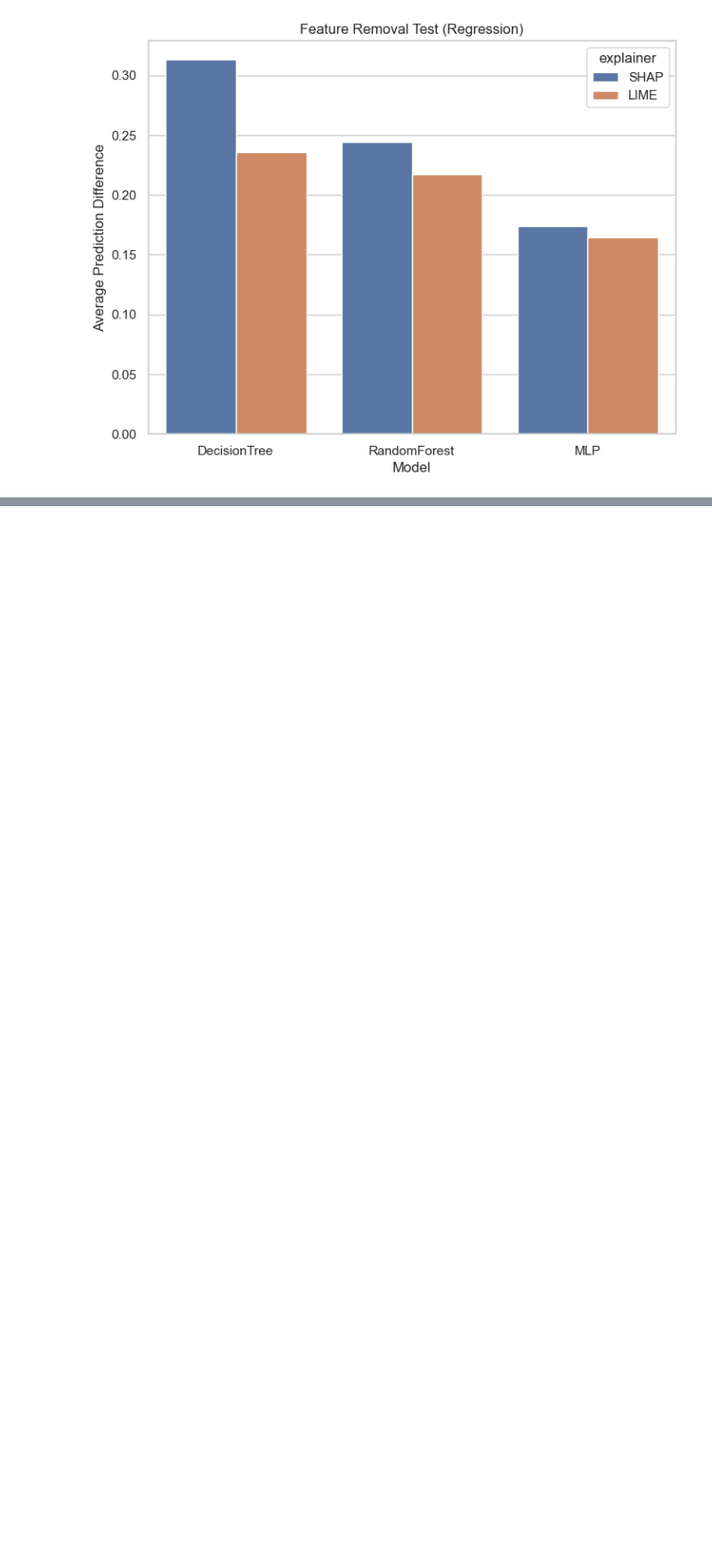
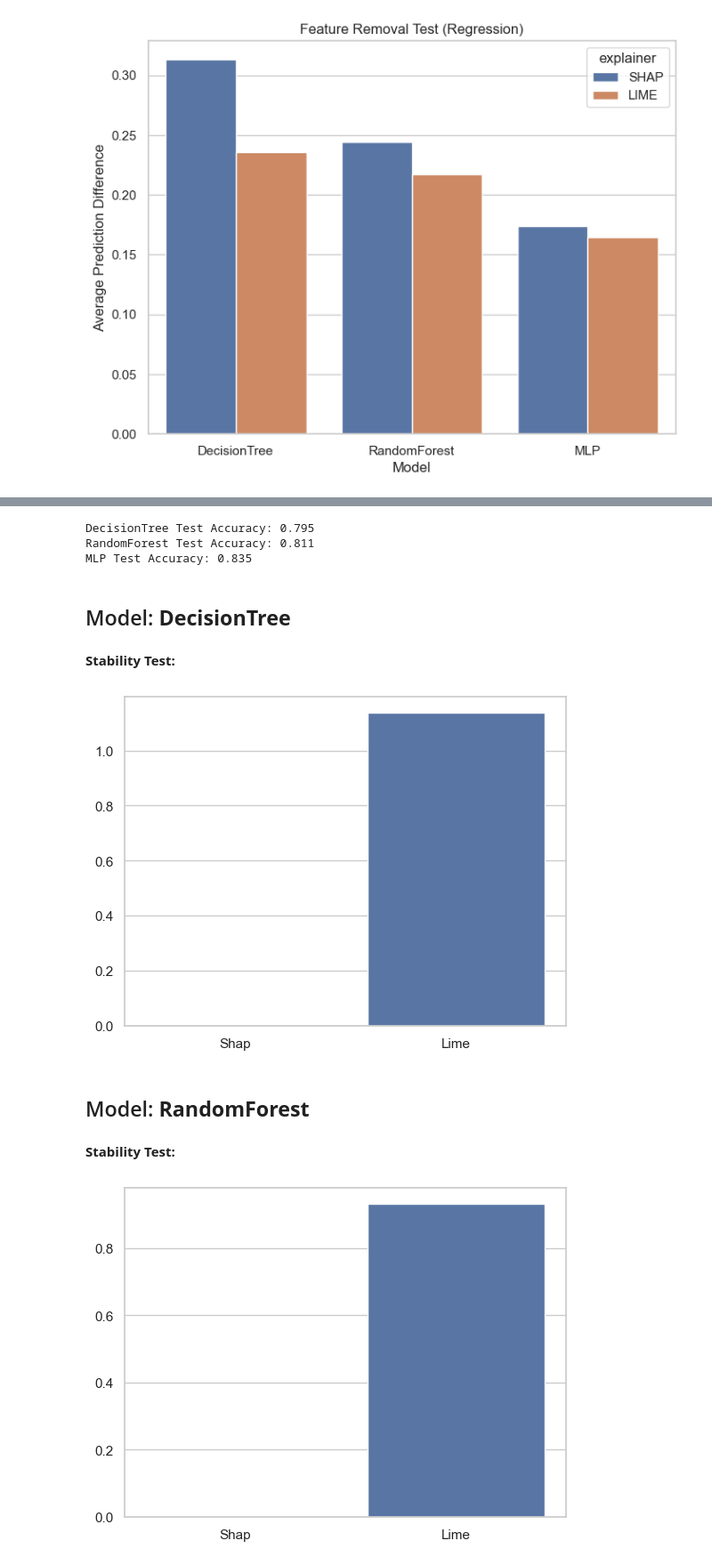
Before and after one commit to lorenzilipe/250-final-project, a Jupyter notebook: experiments.ipynb, the cells around one changed output, grey strips where cells are left out. Shown at 89% size. Drawn from its saved outputs; the diff is of its cells as text; code cells hidden in the pictures; blank space fills up the shorter version.

Commit message:
test out stability experiments (inconclusive)

```diff
--- a/experiments.ipynb
+++ b/experiments.ipynb
@@ -29,6 +29,8 @@ warnings.filterwarnings('ignore')
 # %%
 adult_X, adult_y = load_adult()
 housing_X, housing_y = load_housing()
+# %%
+RANDOM_STATE = None
 # %% [markdown]
 # Define and train models
 # %%
@@ -426,0 +431,51 @@ Using 22792 background data samples could cause slower run times. Consider using
+# %%
+# Load dataset and train models
+X, y = load_adult()
+models, X_train, X_test, y_train, y_test = train_classification_models(X, y)
+
+results = {
+    'model': [],
+    'stability_test_shap': [],
+    'stability_test_lime': []
+    }
+
+for name, model in models.items():
+    display(Markdown(f"## Model: **{name}**"))
+
+    # Stability Test
+    display(Markdown("**Stability Test:**"))
+    stability_test_results = stability_test(name, model, X_train, X_test.values[5], 100, mode='classification')
+    sns.barplot(x=['Shap', 'Lime'], y=[stability_test_results['shap'].mean(), stability_test_results['lime'].mean()])
+    plt.show()
+
+    results['model'].append(name)
+    results['stability_test_shap'].append(stability_test_results['shap'].mean())
+    results['stability_test_lime'].append(stability_test_results['lime'].mean())
+
+df = pd.DataFrame(results)
+df_long = pd.melt(df,
+                id_vars='model',
+                value_vars=['stability_test_shap', 'stability_test_lime'],
+                var_name='explainer',
+                value_name='stability_test')
+df_long['explainer'] = df_long['explainer'].replace({
+    'stability_test_shap': 'SHAP',
+    'stability_test_lime': 'LIME'
+})
+sns.set_theme(style="whitegrid")
+plt.figure(figsize=(8, 6))
+sns.barplot(data=df_long, x='model', y='stability_test', hue='explainer')
+plt.title("Stability Test (Classification)")
+plt.xlabel("Model")
+plt.ylabel("Average Rank Standard Deviation")
+plt.show()
+# %% [output]
+DecisionTree Test Accuracy: 0.795
+RandomForest Test Accuracy: 0.811
+MLP Test Accuracy: 0.835
+## Model: **DecisionTree**
+**Stability Test:**
+[figure, added]
+## Model: **RandomForest**
+**Stability Test:**
+[figure, added]
```
Also changed, not shown: parts of 6 cells of this notebook.
